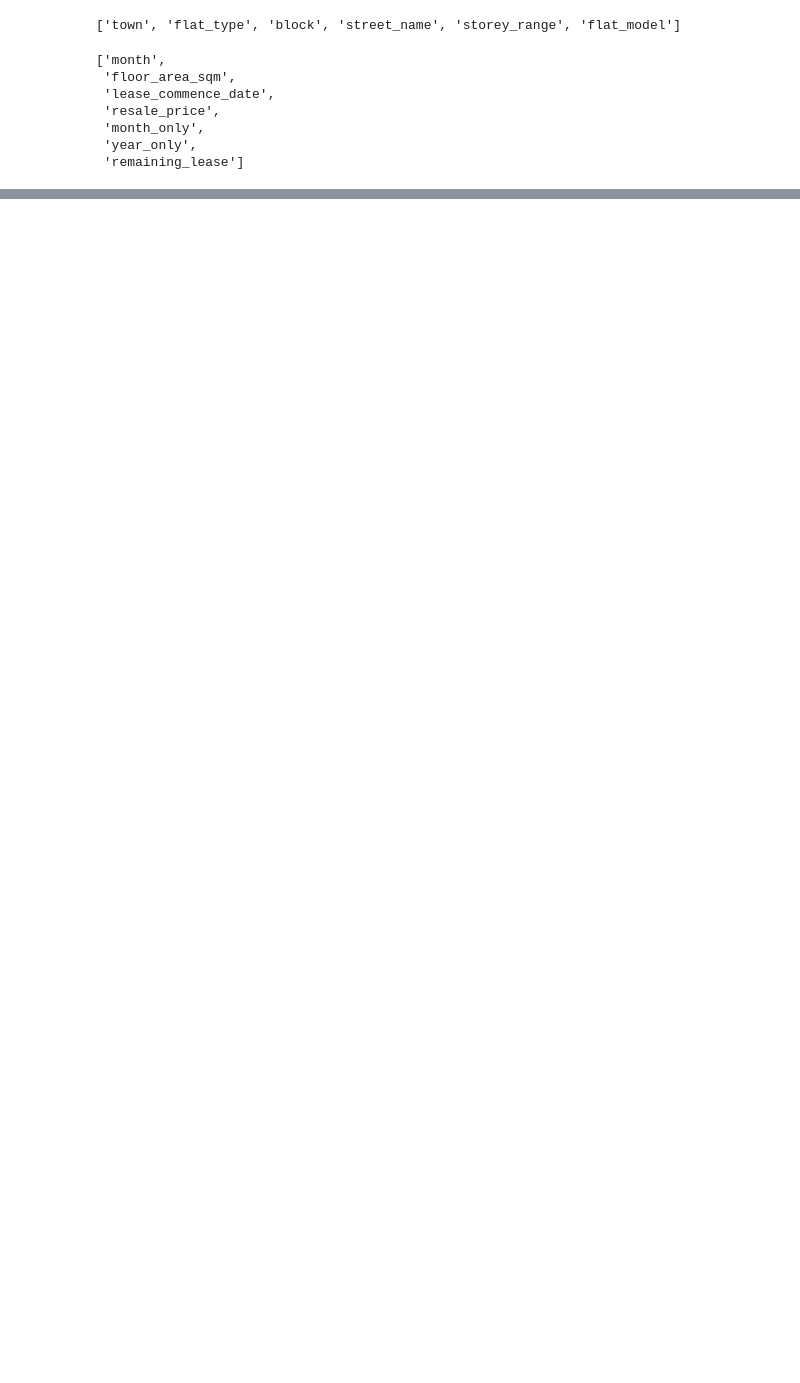
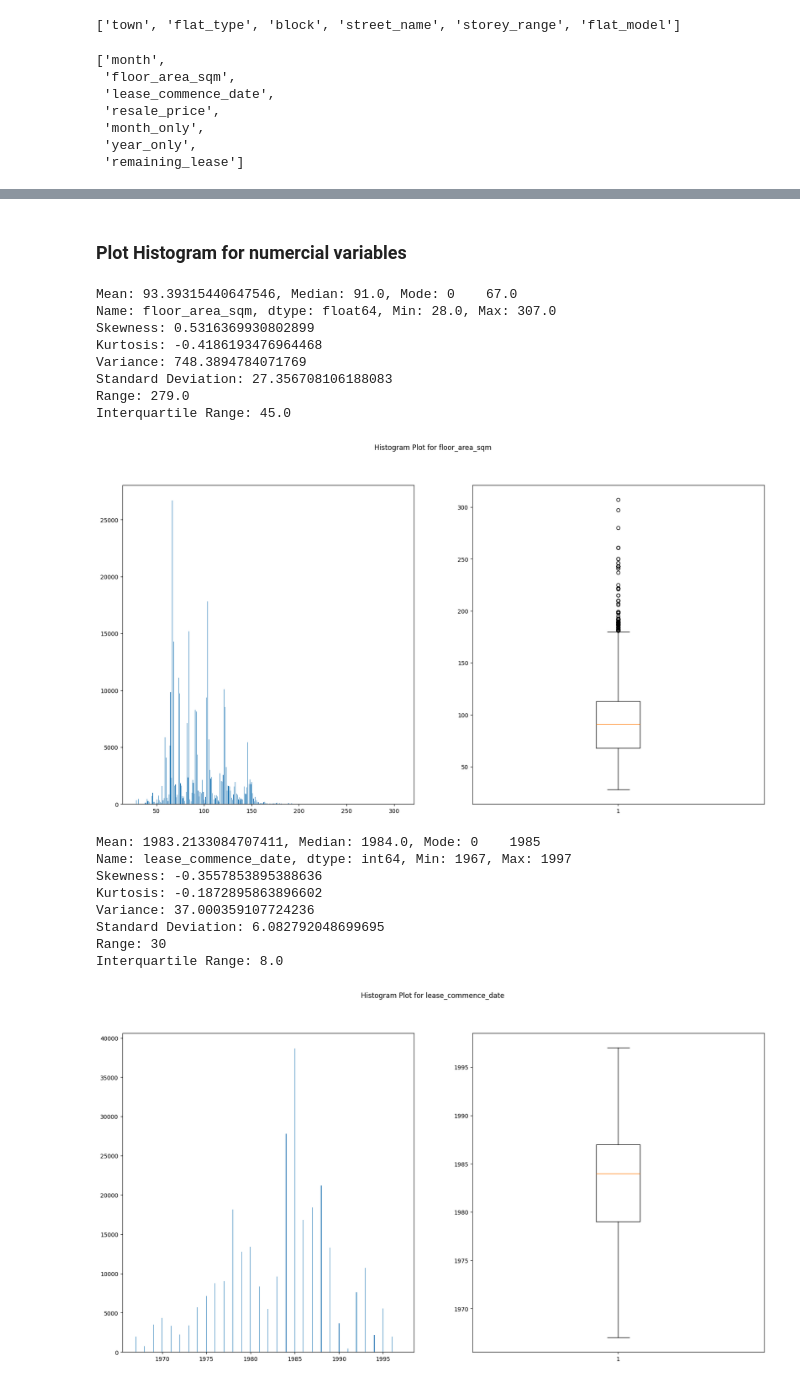
Before and after one commit to mohamed-ahshik/htx_xdata_tech_interview, a Jupyter notebook: notebooks/eda.ipynb, the cells around one changed output, grey strips where cells are left out. Drawn from its saved outputs; the diff is of its cells as text; code cells hidden in the pictures; blank space fills up the shorter version.

```diff
--- a/notebooks/eda.ipynb
+++ b/notebooks/eda.ipynb
@@ -630,0 +709,47 @@ Name: count, dtype: int64
+# %% [markdown]
+### Plot Histogram for numercial variables
+# %%
+# plot histogram and boxplot for all continous features to check the distribution
+for i, continous_features in enumerate(approval_date_1990_1999_df_numerical_features_list):
+    if continous_features == 'month':
+        pass
+    else :
+        mean = approval_date_1990_1999_df_cleaned[continous_features].mean()
+        median = approval_date_1990_1999_df_cleaned[continous_features].median()
+        Mode = approval_date_1990_1999_df_cleaned[continous_features].mode()
+        min_val = approval_date_1990_1999_df_cleaned[continous_features].min()
+        max_val = approval_date_1990_1999_df_cleaned[continous_features].max()
+
+        print(f'Mean: {mean}, Median: {median}, Mode: {Mode}, Min: {min_val}, Max: {max_val}')
+        print(f'Skewness: {approval_date_1990_1999_df_cleaned[continous_features].skew()}')
+        print(f'Kurtosis: {approval_date_1990_1999_df_cleaned[continous_features].kurt()}')
+        print(f'Variance: {approval_date_1990_1999_df_cleaned[continous_features].var()}')
+        print(f'Standard Deviation: {approval_date_1990_1999_df_cleaned[continous_features].std()}')
+        print(f'Range: {max_val - min_val}')
+        print(f'Interquartile Range: {approval_date_1990_1999_df_cleaned[continous_features].quantile(0.75) - approval_date_1990_1999_df_cleaned[continous_features].quantile(0.25)}')
+
+        fig, (ax1, ax2) = plt.subplots(1, 2, figsize=(20, 10))
+        values_counts = approval_date_1990_1999_df_cleaned[continous_features].value_counts().sum()
+        fig.suptitle(f'Histogram Plot for {continous_features}')
+        ax1.hist(approval_date_1990_1999_df_cleaned[continous_features], bins=int(np.round(math.sqrt(values_counts))))
+        ax2.boxplot(approval_date_1990_1999_df_cleaned[continous_features])
+        plt.show()
+# %% [output]
+Mean: 93.39315440647546, Median: 91.0, Mode: 0    67.0
+Name: floor_area_sqm, dtype: float64, Min: 28.0, Max: 307.0
+Skewness: 0.5316369930802899
+Kurtosis: -0.4186193476964468
+Variance: 748.3894784071769
+Standard Deviation: 27.356708106188083
+Range: 279.0
+Interquartile Range: 45.0
+[figure, added]
+Mean: 1983.2133084707411, Median: 1984.0, Mode: 0    1985
+Name: lease_commence_date, dtype: int64, Min: 1967, Max: 1997
+Skewness: -0.3557853895388636
+Kurtosis: -0.1872895863896602
+Variance: 37.000359107724236
+Standard Deviation: 6.082792048699695
+Range: 30
+Interquartile Range: 8.0
+[figure, added]
```
Also changed, not shown: parts of 46 cells of this notebook.
